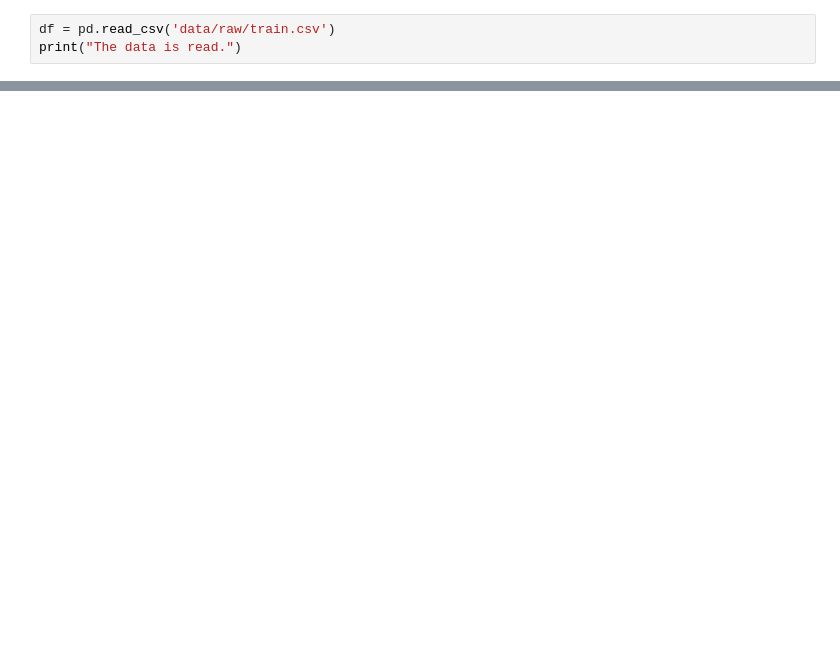
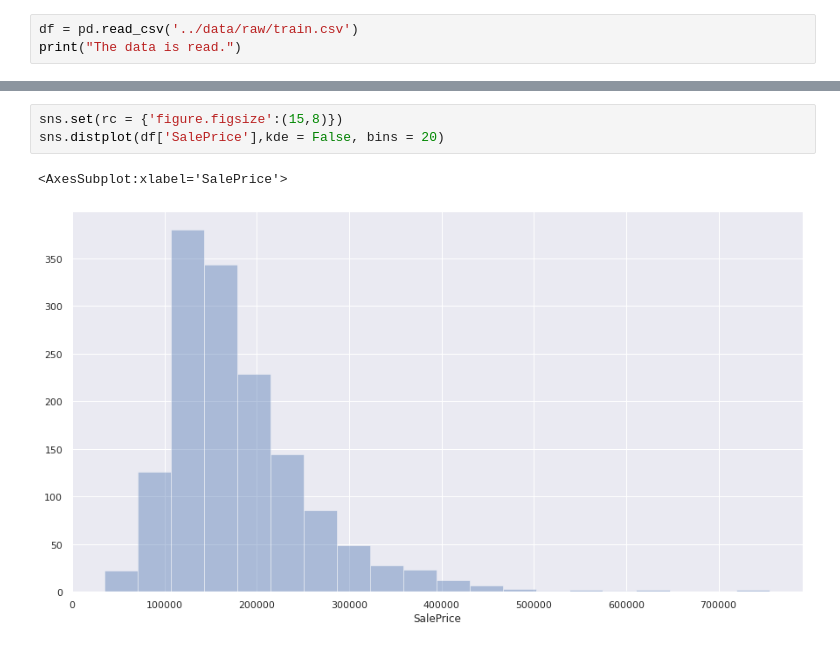
Before and after one commit to uniquekarki/housing_price, a Jupyter notebook: notebooks/1-initial-data-exploration.ipynb, the cells around one changed output, grey strips where cells are left out. Saved outputs shown, nothing was run; the diff lists cells and outputs as text; blank space fills up the shorter version.

Commit message:
data visualization and cleaning

```diff
--- a/notebooks/1-initial-data-exploration.ipynb
+++ b/notebooks/1-initial-data-exploration.ipynb
@@ -6,4 +8,4 @@ import matplotlib.pyplot as plt
 # %%
-df = pd.read_csv('data/raw/train.csv')
+df = pd.read_csv('../data/raw/train.csv')
 print("The data is read.")
 # %% [output]
@@ -10,0 +36,6 @@ FileNotFoundError: [Errno 2] No such file or directory: 'data/raw/train.csv'
+# %%
+sns.set(rc = {'figure.figsize':(15,8)})
+sns.distplot(df['SalePrice'],kde = False, bins = 20)
+# %% [output]
+<AxesSubplot:xlabel='SalePrice'>
+[figure, added]
```
Also changed, not shown: parts of 13 cells of this notebook, 1 other file.
